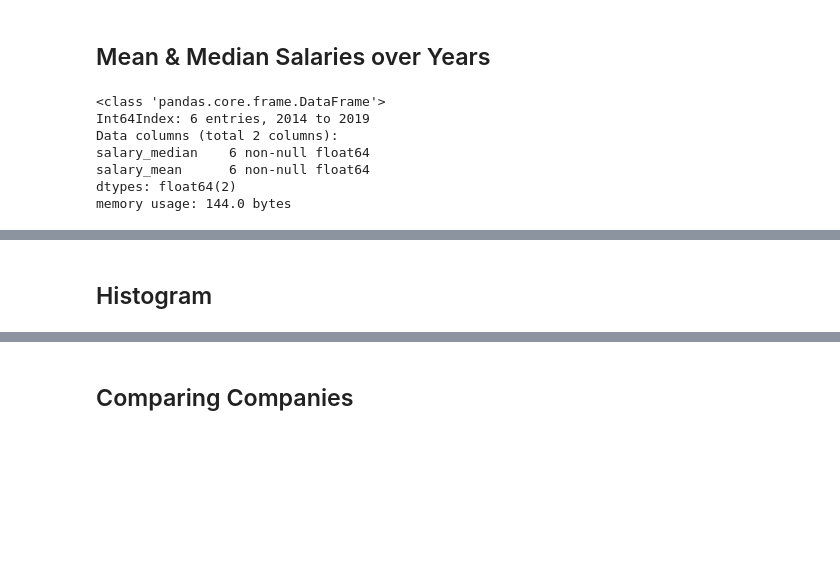
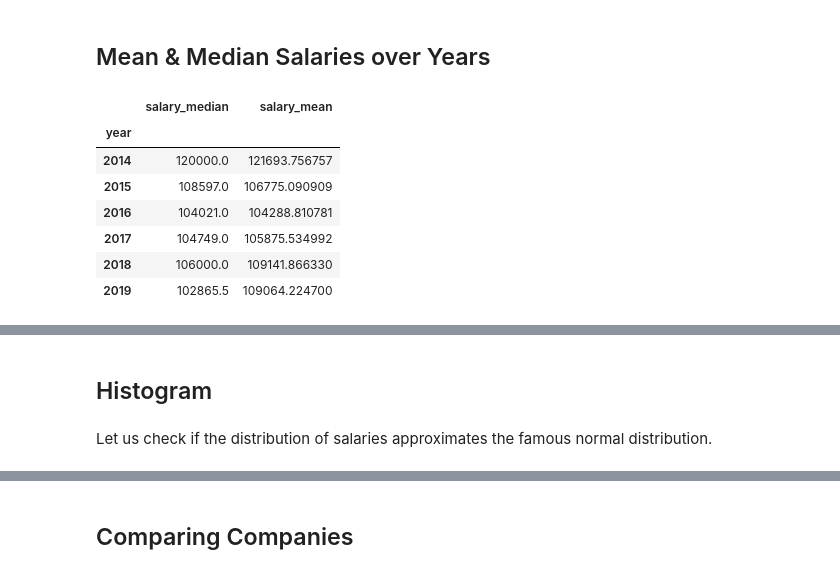
Before and after one commit to xhentilokaraj/data-science-salaries, a Jupyter notebook: Studying_Data_Science_Salaries.ipynb, the cells around one changed output, grey strips where cells are left out. Saved outputs shown, nothing was run; the diff lists cells and outputs as text; code cells hidden in the pictures; blank space fills up the shorter version.

```diff
--- a/Studying_Data_Science_Salaries.ipynb
+++ b/Studying_Data_Science_Salaries.ipynb
@@ -178,15 +187,16 @@ fig.show()
 # %%
 agg_salaries = data_scientists.groupby('year').agg({'salary': [np.median, np.mean]})
 agg_salaries.columns = ["_".join(x) for x in agg_salaries.columns.ravel()]
-agg_salaries.info()
+agg_salaries
 # %% [output]
-<class 'pandas.core.frame.DataFrame'>
-Int64Index: 6 entries, 2014 to 2019
-Data columns (total 2 columns):
-salary_median    6 non-null float64
-salary_mean      6 non-null float64
-dtypes: float64(2)
-memory usage: 144.0 bytes
+|  | salary_median | salary_mean |
+| year |  |  |
+| 2014 | 120000.0 | 121693.756757 |
+| 2015 | 108597.0 | 106775.090909 |
+| 2016 | 104021.0 | 104288.810781 |
+| 2017 | 104749.0 | 105875.534992 |
+| 2018 | 106000.0 | 109141.866330 |
+| 2019 | 102865.5 | 109064.224700 |
 # %%
 fig = go.Figure(data=[go.Bar(
     name = 'Median',
@@ -211,6 +221,8 @@ fig.show()
 [interactive output not drawn]
 # %% [markdown]
 ## Histogram
+# %% [markdown]
+Let us check if the distribution of salaries approximates the famous normal distribution.
 # %%
 fig = go.Figure(data=[go.Histogram(x=data_scientists['salary'], histnorm='probability')])
 fig.update_layout(title = 'Salary Histogram', xaxis_title = 'Salary Range in USD', yaxis_title = 'Count')
```
Also changed, not shown: parts of 23 cells of this notebook.
